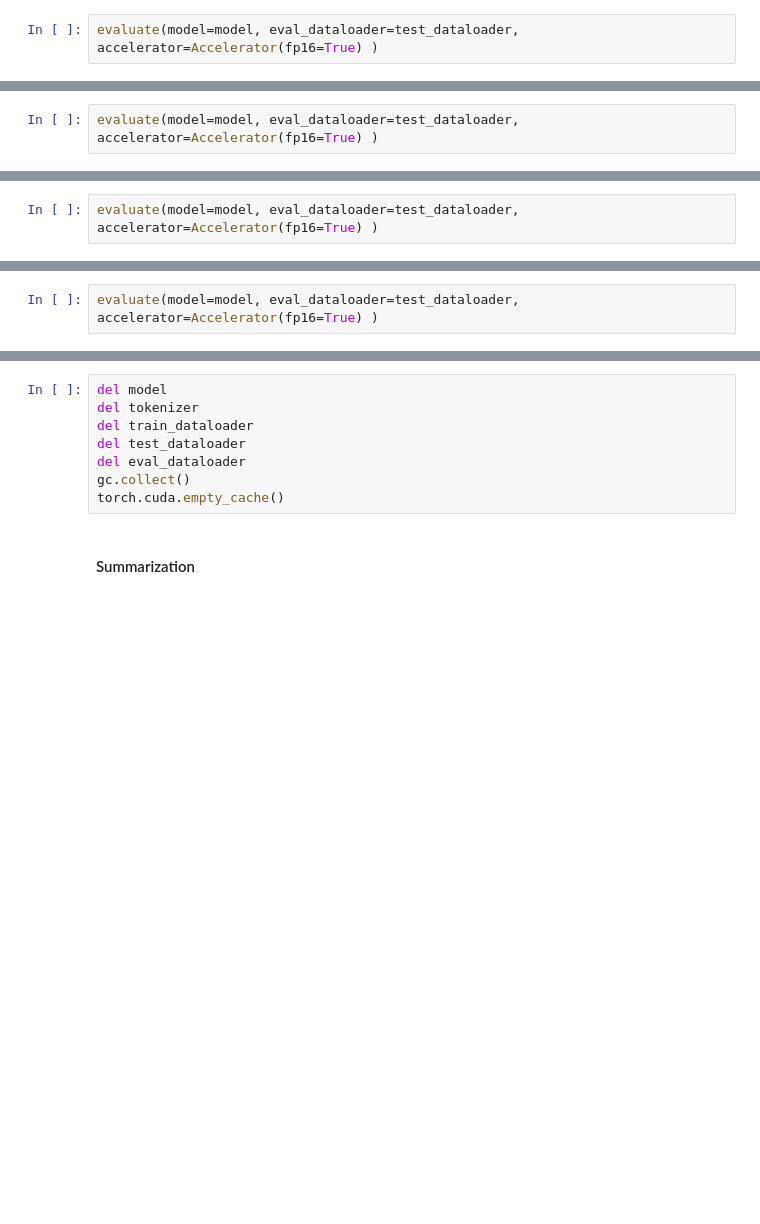
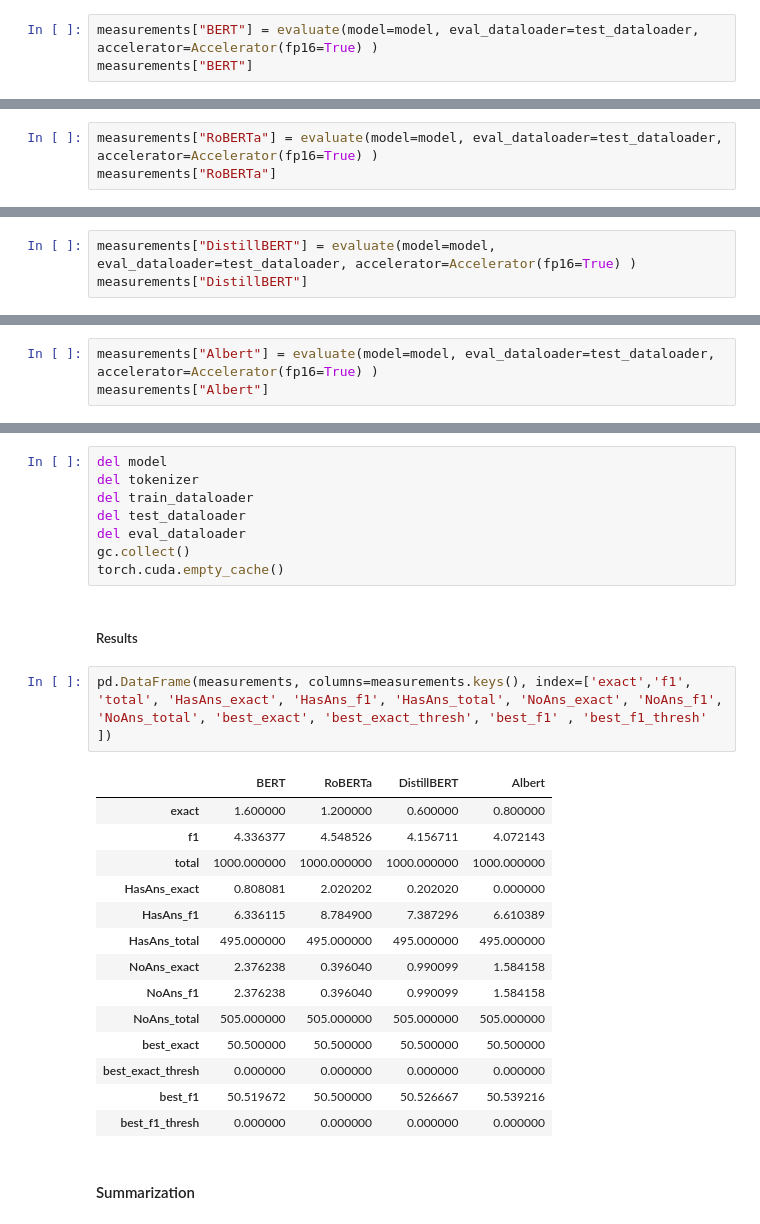
Before and after one commit to Zamachi/hugging-face-model-finetuning, a Jupyter notebook: Diplomski_projekat.ipynb, the cells around one changed output, grey strips where cells are left out. Cells and saved outputs as stored; diff of their text form; blank space fills up the shorter version.

```diff
--- a/Diplomski_projekat.ipynb
+++ b/Diplomski_projekat.ipynb
@@ -1342,5 +1372,6 @@ Successfully pushed to hub!
 # %% [markdown]
 Inference nakon treninga
 # %%
-evaluate(model=model, eval_dataloader=test_dataloader, accelerator=Accelerator(fp16=True) )
+measurements["BERT"] = evaluate(model=model, eval_dataloader=test_dataloader, accelerator=Accelerator(fp16=True) )
+measurements["BERT"]
 # %% [output]
@@ -1423,5 +1447,6 @@ notebook_launcher(training_procedure, args=args, use_fp16=True, num_processes=1)
 # %% [markdown]
 Evaluacija nakon treninga
 # %%
-evaluate(model=model, eval_dataloader=test_dataloader, accelerator=Accelerator(fp16=True) )
+measurements["RoBERTa"] = evaluate(model=model, eval_dataloader=test_dataloader, accelerator=Accelerator(fp16=True) )
+measurements["RoBERTa"]
 # %% [output]
@@ -1501,5 +1527,6 @@ notebook_launcher(training_procedure, args=args, use_fp16=True, num_processes=1)
 # %% [markdown]
 Evaluacija nakon treninga
 # %%
-evaluate(model=model, eval_dataloader=test_dataloader, accelerator=Accelerator(fp16=True) )
+measurements["DistillBERT"] = evaluate(model=model, eval_dataloader=test_dataloader, accelerator=Accelerator(fp16=True) )
+measurements["DistillBERT"]
 # %% [output]
@@ -1586,5 +1614,6 @@ notebook_launcher(training_procedure, args=args, use_fp16=True, num_processes=1)
 # %% [markdown]
 Evaluacija nakon treninga
 # %%
-evaluate(model=model, eval_dataloader=test_dataloader, accelerator=Accelerator(fp16=True) )
+measurements["Albert"] = evaluate(model=model, eval_dataloader=test_dataloader, accelerator=Accelerator(fp16=True) )
+measurements["Albert"]
 # %% [output]
@@ -1609,6 +1638,25 @@ del test_dataloader
 del eval_dataloader
 gc.collect()
 torch.cuda.empty_cache()
+# %% [markdown]
+##### Results
+# %%
+pd.DataFrame(measurements, columns=measurements.keys(), index=['exact','f1', 'total', 'HasAns_exact', 'HasAns_f1', 'HasAns_total', 'NoAns_exact', 'NoAns_f1', 'NoAns_total', 'best_exact', 'best_exact_thresh', 'best_f1' , 'best_f1_thresh' ])
+# %% [output]
+|  | BERT | RoBERTa | DistillBERT | Albert |
+| exact | 1.600000 | 1.200000 | 0.600000 | 0.800000 |
+| f1 | 4.336377 | 4.548526 | 4.156711 | 4.072143 |
+| total | 1000.000000 | 1000.000000 | 1000.000000 | 1000.000000 |
+| HasAns_exact | 0.808081 | 2.020202 | 0.202020 | 0.000000 |
+| HasAns_f1 | 6.336115 | 8.784900 | 7.387296 | 6.610389 |
+| HasAns_total | 495.000000 | 495.000000 | 495.000000 | 495.000000 |
+| NoAns_exact | 2.376238 | 0.396040 | 0.990099 | 1.584158 |
+| NoAns_f1 | 2.376238 | 0.396040 | 0.990099 | 1.584158 |
+| NoAns_total | 505.000000 | 505.000000 | 505.000000 | 505.000000 |
+| best_exact | 50.500000 | 50.500000 | 50.500000 | 50.500000 |
+| best_exact_thresh | 0.000000 | 0.000000 | 0.000000 | 0.000000 |
+| best_f1 | 50.519672 | 50.500000 | 50.526667 | 50.539216 |
+| best_f1_thresh | 0.000000 | 0.000000 | 0.000000 | 0.000000 |
 # %% [markdown]
 #### Summarization
 # %% [markdown]
```
Also changed, not shown: parts of 78 cells of this notebook, 1 other file.
